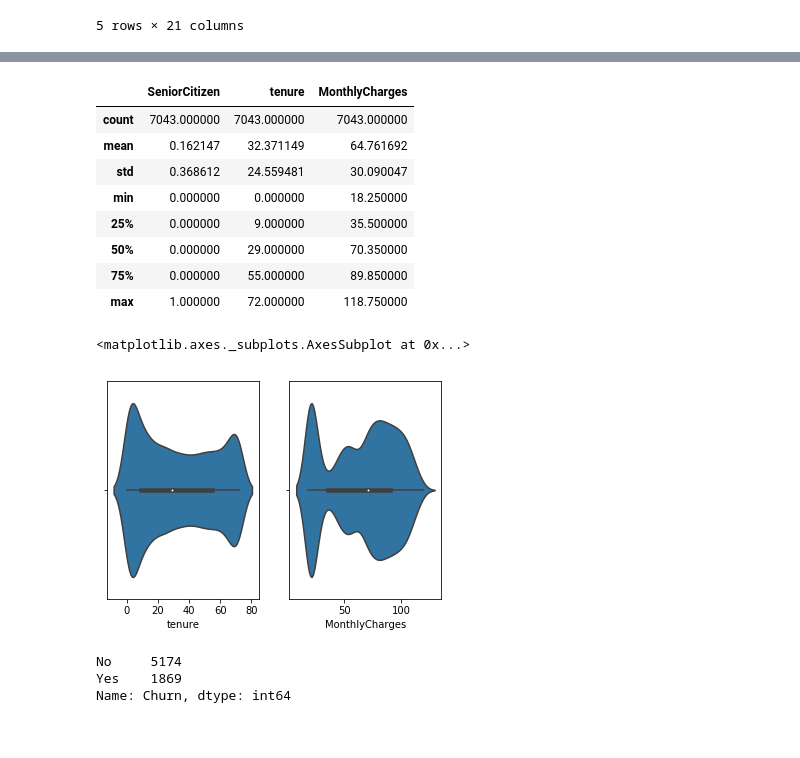
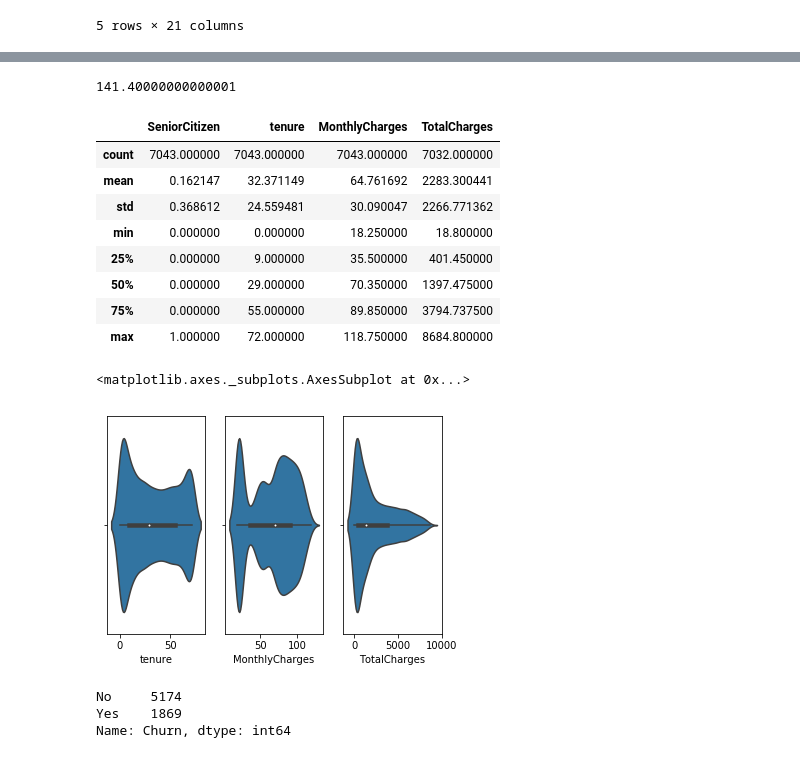
Before and after one commit to grantaguinaldo/mlnd-capstone, a Jupyter notebook: working/mlnd-capstone.ipynb, the cells around one changed output, grey strips where cells are left out. Saved outputs shown, nothing was run; the diff lists cells and outputs as text; code cells hidden in the pictures.

```diff
--- a/working/mlnd-capstone.ipynb
+++ b/working/mlnd-capstone.ipynb
@@ -38,3 +39,8 @@ TotalCharges        7043 non-null object
 Churn               7043 non-null object
 dtypes: float64(1), int64(2), object(18)
 memory usage: 1.1+ MB
+# %%
+df['TotalCharges'] = pd.to_numeric(df['TotalCharges'], errors = 'coerce')
+
+#By setting errors to 'coerce' a 'NaN will be inserted when there is an error.
+#https://pandas.pydata.org/pandas-docs/stable/generated/pandas.to_numeric.html
@@ -40,0 +106,2 @@ memory usage: 1.1+ MB
+# %%
+df['ratio'] = df['TotalCharges'] / df['MonthlyCharges']
@@ -41,22 +132,27 @@ memory usage: 1.1+ MB
+# %%
+df.iloc[4]['MonthlyCharges'] * df.iloc[4]['tenure']
+# %% [output]
+141.40000000000001
 # %%
 df.describe()
 # %% [output]
-|  | SeniorCitizen | tenure | MonthlyCharges |
-| count | 7043.000000 | 7043.000000 | 7043.000000 |
-| mean | 0.162147 | 32.371149 | 64.761692 |
-| std | 0.368612 | 24.559481 | 30.090047 |
-| min | 0.000000 | 0.000000 | 18.250000 |
-| 25% | 0.000000 | 9.000000 | 35.500000 |
-| 50% | 0.000000 | 29.000000 | 70.350000 |
-| 75% | 0.000000 | 55.000000 | 89.850000 |
-| max | 1.000000 | 72.000000 | 118.750000 |
+|  | SeniorCitizen | tenure | MonthlyCharges | TotalCharges |
+| count | 7043.000000 | 7043.000000 | 7043.000000 | 7032.000000 |
+| mean | 0.162147 | 32.371149 | 64.761692 | 2283.300441 |
+| std | 0.368612 | 24.559481 | 30.090047 | 2266.771362 |
+| min | 0.000000 | 0.000000 | 18.250000 | 18.800000 |
+| 25% | 0.000000 | 9.000000 | 35.500000 | 401.450000 |
+| 50% | 0.000000 | 29.000000 | 70.350000 | 1397.475000 |
+| 75% | 0.000000 | 55.000000 | 89.850000 | 3794.737500 |
+| max | 1.000000 | 72.000000 | 118.750000 | 8684.800000 |
 # %%
-fig, (ax1, ax2) = plt.subplots(ncols=2, sharey=False)
+fig, (ax1, ax2, ax3) = plt.subplots(ncols=3, sharey=False)
 sns.violinplot(x=df['tenure'], ax=ax1)
 sns.violinplot(x=df['MonthlyCharges'], ax=ax2)
+sns.violinplot(x=df['TotalCharges'], ax=ax3)
 # %% [output]
 <matplotlib.axes._subplots.AxesSubplot at 0x...>
-[figure, old version]
+[figure, new version]
 # %%
 df['Churn'].value_counts()
 # %% [output]
```
Also changed, not shown: parts of 13 cells of this notebook, 1 other file.
